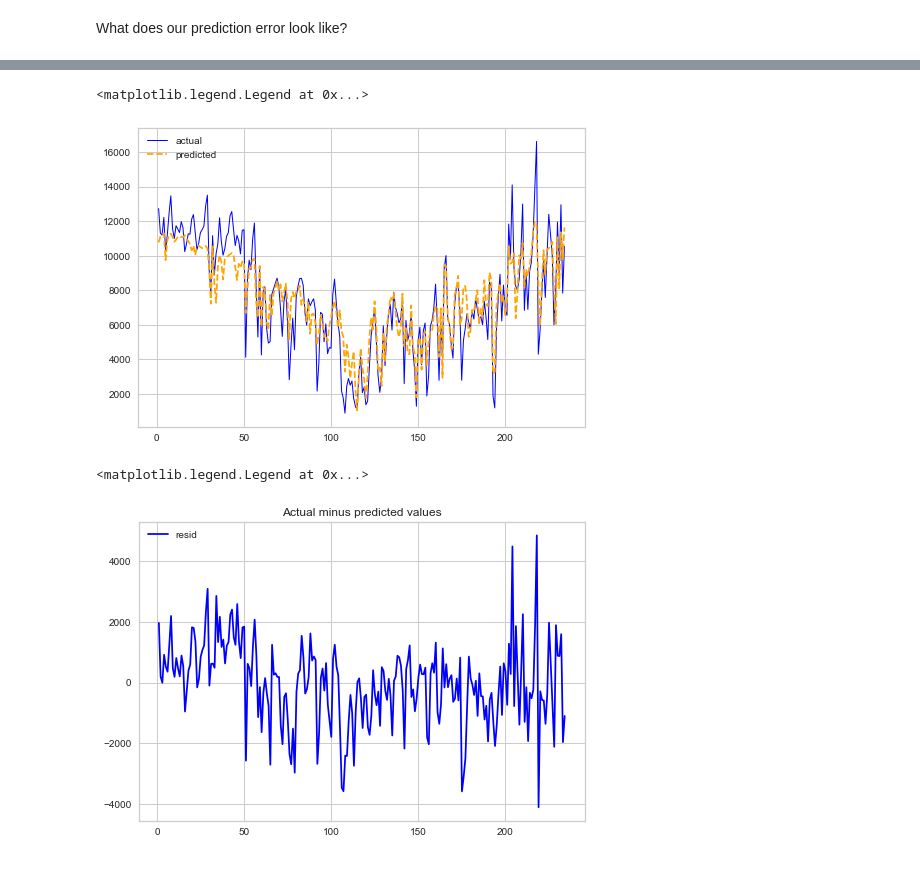
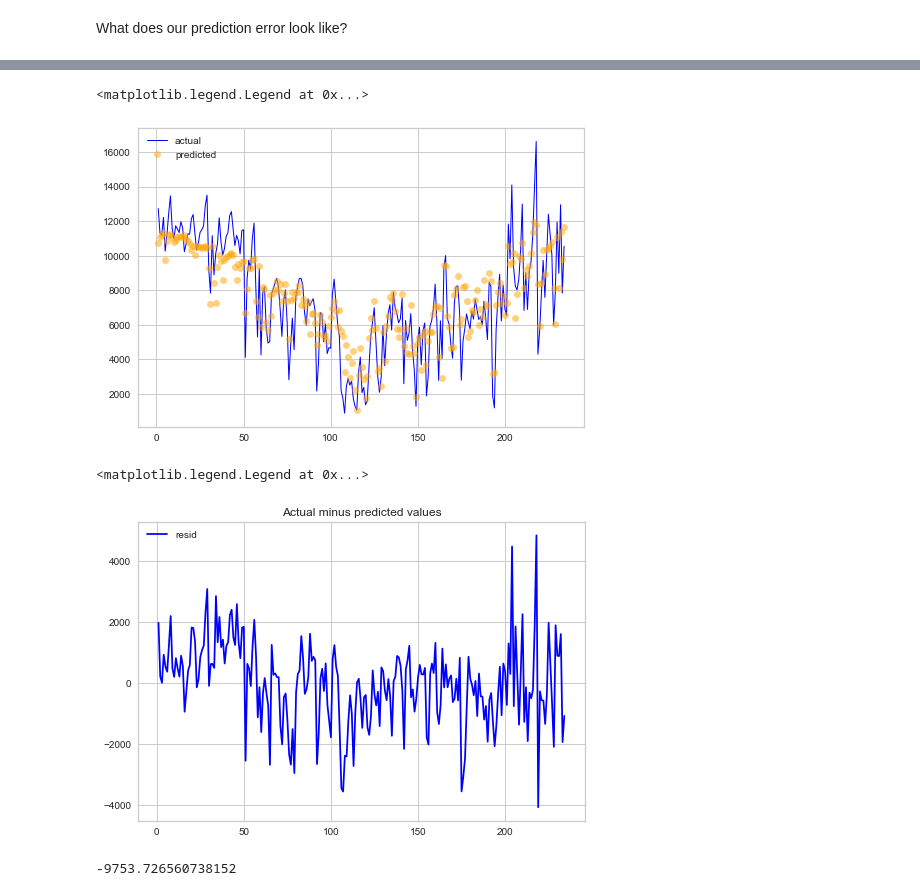
Before and after one commit to noahnewberger/Bikeshare-DC, a Jupyter notebook: machine_learning/lasso_model_total_rides.ipynb, the cells around one changed output, grey strips where cells are left out. Saved outputs shown, nothing was run; the diff lists cells and outputs as text; code cells hidden in the pictures.

```diff
--- a/machine_learning/lasso_model_total_rides.ipynb
+++ b/machine_learning/lasso_model_total_rides.ipynb
@@ -394,9 +394,8 @@ def score_model(model):
 from sklearn.linear_model import LassoCV
 
 # Alphas to search over
-# Our alpha is usually in the low double digits
-# So, we set our search space to 250 steps between 10^0=1 and 10^2=100
-alphas = np.logspace(0, 2, 250)
+
+alphas = np.logspace(-2, 2, 250)
 
 # Instantiate model
 cv = KFold(n_splits=5, shuffle=True, random_state=7)
@@ -544,14 +540,21 @@ plt.show()
 # %%
-plt.plot('t', 'ytest', data=data, marker='', color='blue', linewidth=1, label='actual')
-plt.plot('t', 'yhat', data=data, marker='', color='orange', linestyle='dashed', label='predicted')
+plt.plot('t', 'ytest', data=data, color='blue', linewidth=1, label='actual')
+plt.plot('t', 'yhat', data=data, color='orange', marker='o', linestyle="None", label='predicted', alpha=0.5)
 plt.legend()
 # %% [output]
 <matplotlib.legend.Legend at 0x...>
-[figure, old version]
+[figure, new version]
 # %%
 plt.title('Actual minus predicted values')
-plt.plot('t', 'resid', data=data, marker='', color='blue')
+plt.plot('t', 'resid', data=data, color='blue')
 plt.legend()
 # %% [output]
 <matplotlib.legend.Legend at 0x...>
-[figure, old version]
+[figure, new version]
+# %%
+# On net, actuals minus predicted is negative
+# This means our model overpredicted on average
+
+data['resid'].sum()
+# %% [output]
+-9753.726560738152
```
Also changed, not shown: parts of 12 cells of this notebook, 1 other file.
